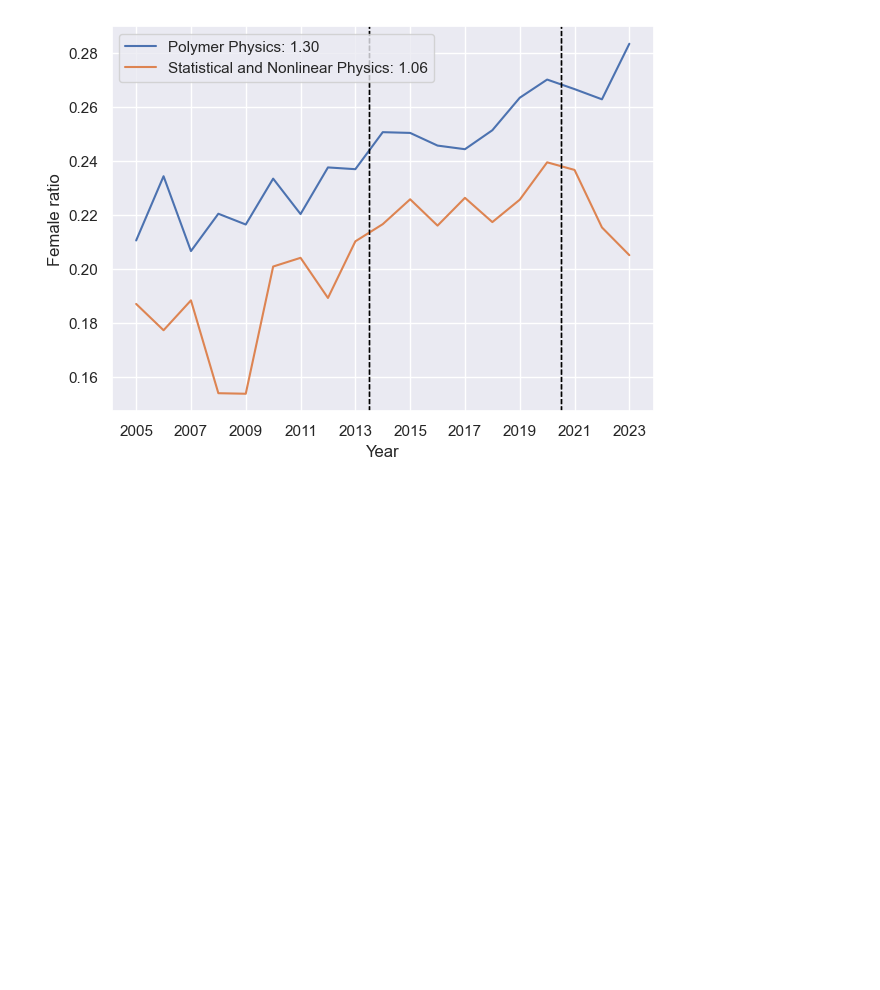
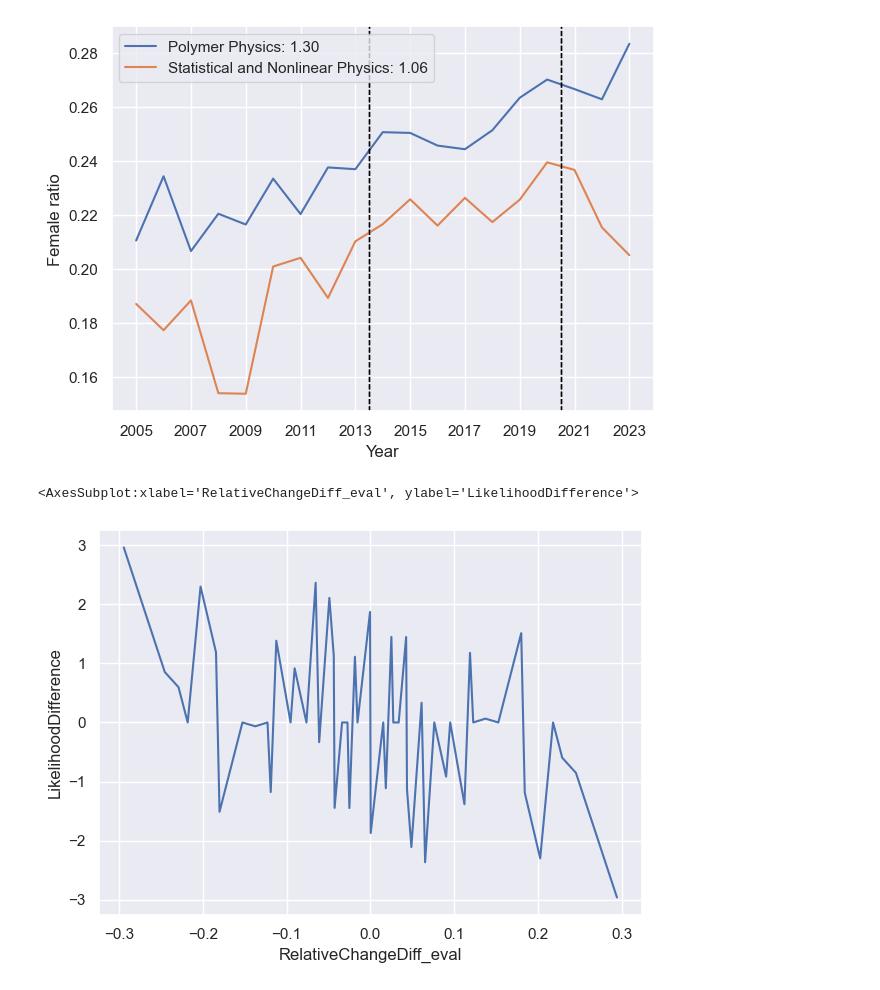
Before and after one commit to EllenWM/Evolution-of-Gender-Diversity-in-Physics-Conferences, a Jupyter notebook: interventionImpact.ipynb, the cells around one changed output. Cells and saved outputs as stored; diff of their text form; code cells hidden in the pictures; blank space fills up the shorter version.

```diff
--- a/interventionImpact.ipynb
+++ b/interventionImpact.ipynb
@@ -451,0 +449,4 @@ evaluation_df['EvaluationDifference'] = evaluation_df.FemaleAttRatio_i - evaluat
+# %%
+#add column with evaluation difference as difference of avg female attendee ratio in evaluation period
+evaluation_df['FemaleRatioDiff_eval'] = evaluation_df.FemaleAttRatio_i - evaluation_df.FemaleAttRatio_j
+evaluation_df['RelativeChangeDiff_eval'] = evaluation_df.RelativeChangeAtt_i - evaluation_df.RelativeChangeAtt_j
@@ -451,0 +455,5 @@ evaluation_df['EvaluationDifference'] = evaluation_df.FemaleAttRatio_i - evaluat
+# %%
+sns.lineplot(data = evaluation_df, x = 'RelativeChangeDiff_eval', y = 'LikelihoodDifference')
+# %% [output]
+<AxesSubplot:xlabel='RelativeChangeDiff_eval', ylabel='LikelihoodDifference'>
+[figure, added]
```
Also changed, not shown: parts of 12 cells of this notebook.
